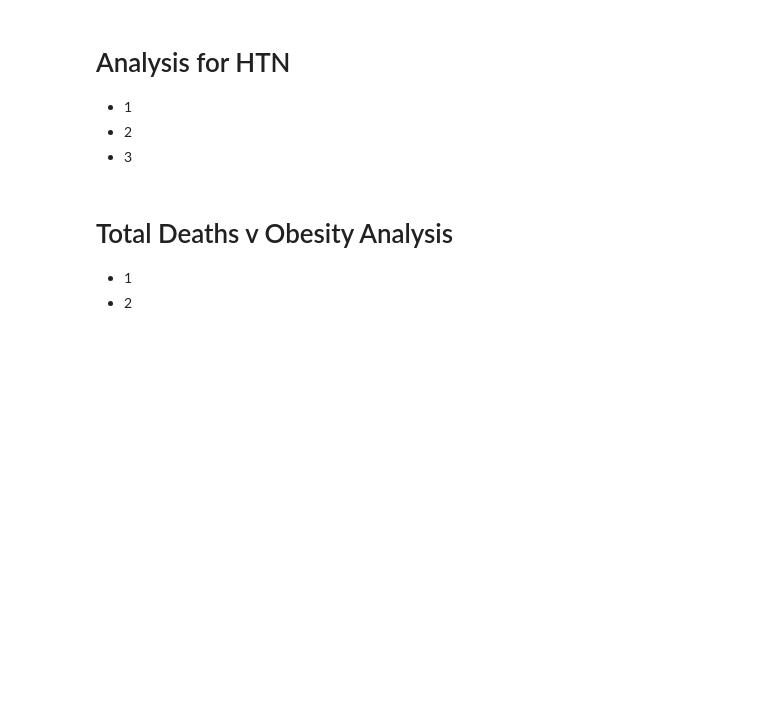
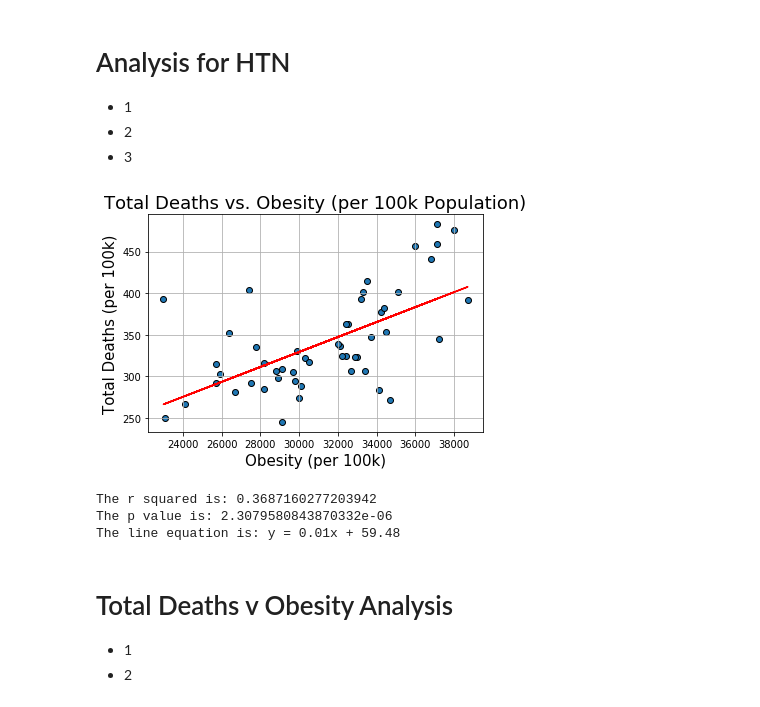
Before and after one commit to ASooklall/project-1-cvd, a Jupyter notebook: project-1-team-6.ipynb, the cells around one changed output. Cells and saved outputs as stored; diff of their text form; code cells hidden in the pictures; blank space fills up the shorter version.

```diff
--- a/project-1-team-6.ipynb
+++ b/project-1-team-6.ipynb
@@ -81,24 +82,30 @@ The p value is: 2.2797228638972336e-10
 # %%
 #linear regression
 x_values_obe = base_df['Obesity']
 y_values_obe = base_df['Total Deaths']
 (obe_slope, obe_intercept, obe_rvalue, obe_pvalue, obe_stderr) = linregress(x_values_obe, y_values_obe)
 regress_values_obe = x_values_obe * obe_slope + obe_intercept
-line_eq_obe = "y = " + str(round(slope,2)) + "x + " + str(round(intercept,2))
+line_eq_obe = "y = " + str(round(obe_slope,2)) + "x + " + str(round(obe_intercept,2))
 
 # total deaths vs hypertension
 deaths_vs_obesity = plt.scatter(base_df['Obesity'],base_df['Total Deaths'],marker='o',edgecolor='black')
 plt.plot(x_values_obe,regress_values_obe,"r-")
 plt.grid()
 plt.title('Total Deaths vs. Obesity (per 100k Population)',size=18)
 plt.xlabel('Obesity (per 100k)',size=15)
 plt.ylabel("Total Deaths (per 100k)",size=15)
 plt.show()
 
 
 #r2
 print(f'The r squared is: {obe_rvalue**2}')
 print(f'The p value is: {obe_pvalue}')
+print(f'The line equation is: {line_eq_obe}')
+# %% [output]
+[figure, added]
+The r squared is: 0.3687160277203942
+The p value is: 2.3079580843870332e-06
+The line equation is: y = 0.01x + 59.48
 # %% [markdown]
 # Total Deaths v Obesity Analysis
 * 1
```
Also changed, not shown: parts of 1 cell of this notebook.
